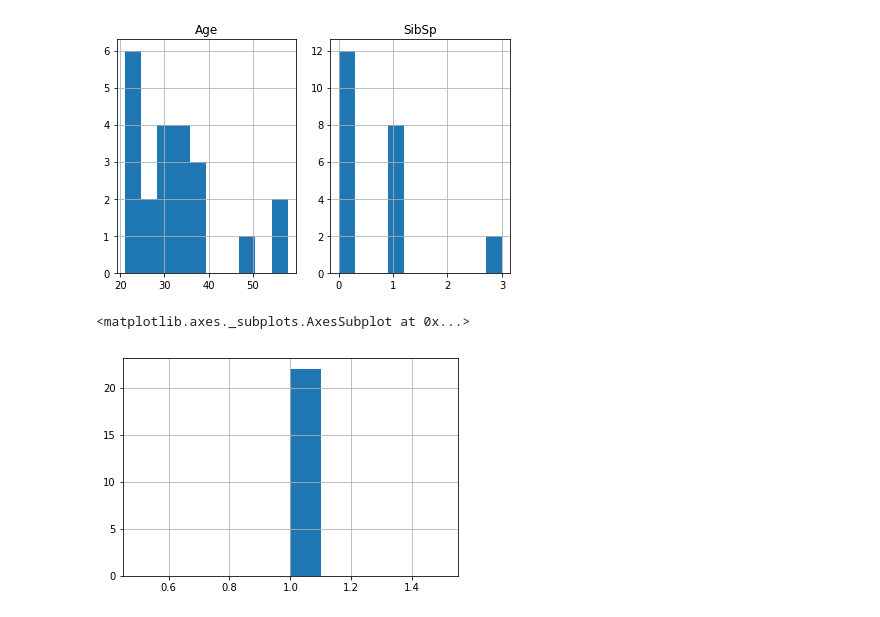
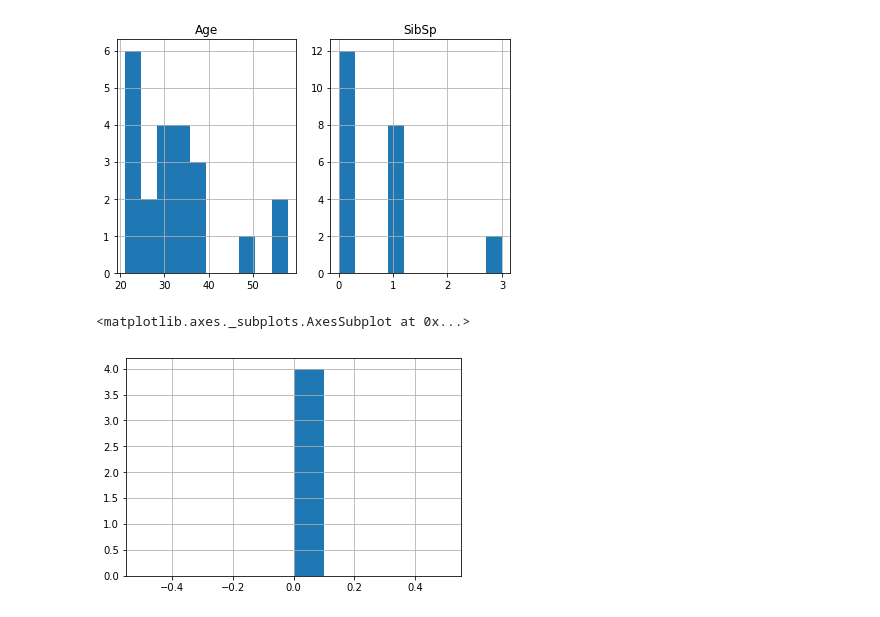
Before and after one commit to Raul0800/Lab1_SP, a Jupyter notebook: first.ipynb, the cells around one changed output. Saved outputs shown, nothing was run; the diff lists cells and outputs as text; code cells hidden in the pictures.

```diff
--- a/first.ipynb
+++ b/first.ipynb
@@ -449,7 +449,7 @@ plt.tight_layout()
 # %% [output]
 [figure]
 # %%
-titanic_middle_age_female.query("Sex == 'female' and Survived == 1").Survived.hist()
+titanic_middle_age_female.query("Survived == 0 and SibSp == 1").Survived.hist()
 # %% [output]
 <matplotlib.axes._subplots.AxesSubplot at 0x...>
-[figure, old version]
+[figure, new version]
```
Also changed, not shown: parts of 1 cell of this notebook.
